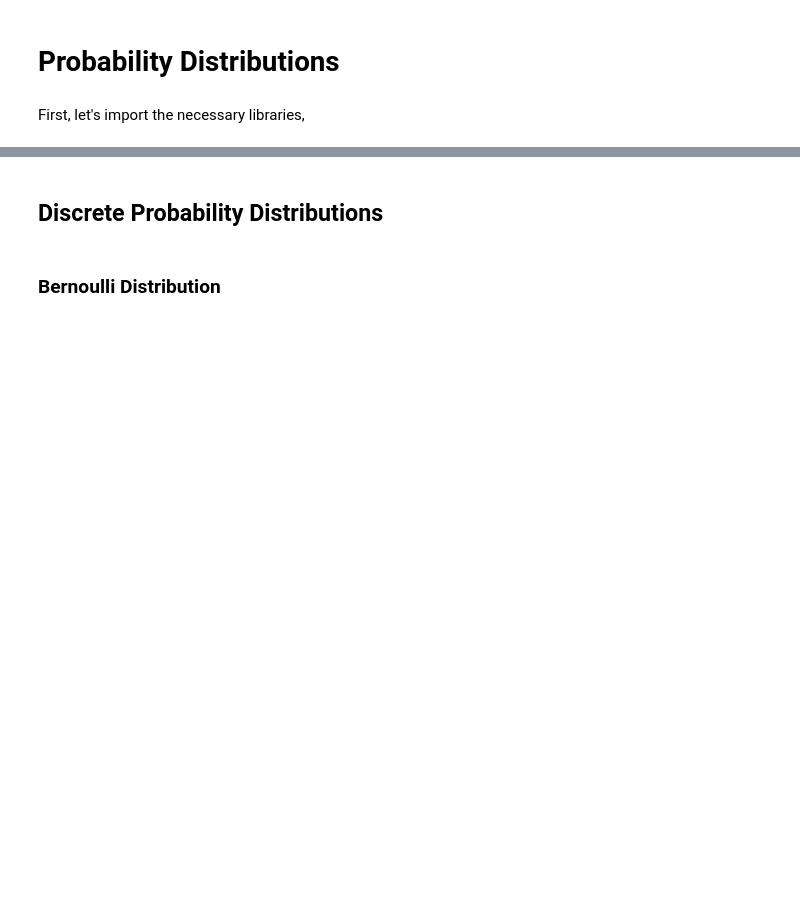
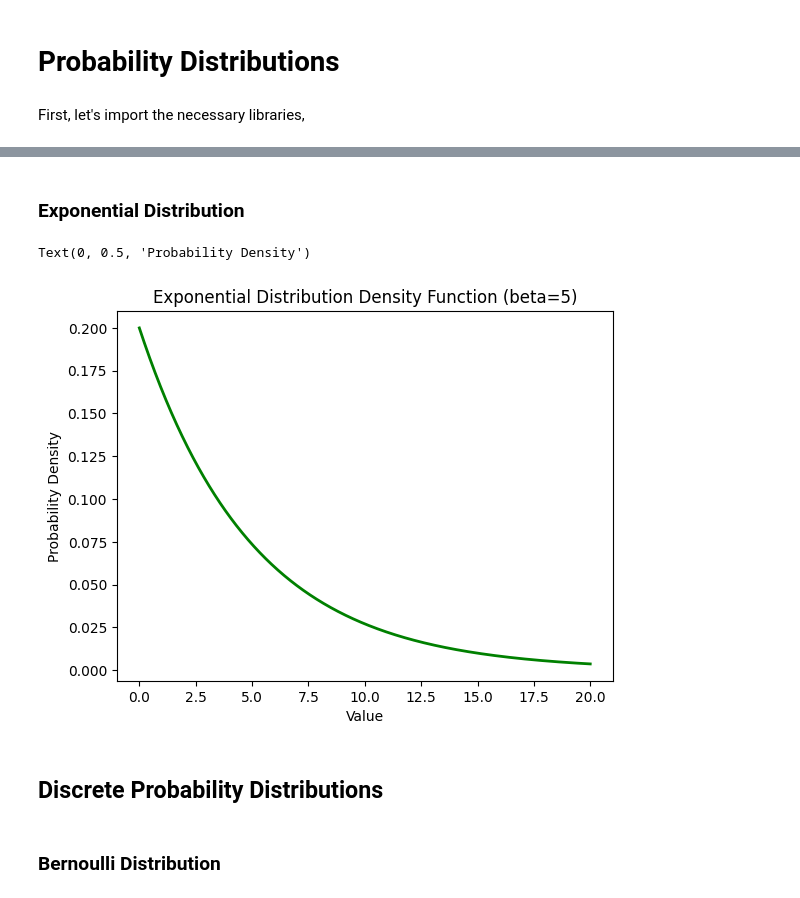
Before and after one commit to SharafatKarim/python-data-science-notebook, a Jupyter notebook: 05 - simulation modeling/05 - probability distributions.ipynb, the cells around one changed output, grey strips where cells are left out. Drawn from its saved outputs; the diff is of its cells as text; code cells hidden in the pictures; blank space fills up the shorter version.

```diff
--- a/05 - simulation modeling/05 - probability distributions.ipynb
+++ b/05 - simulation modeling/05 - probability distributions.ipynb
@@ -8,3 +46,18 @@ import matplotlib.pyplot as plt
+# %% [markdown]
+### Exponential Distribution
+# %%
+def exponential_distribution(x, beta):
+    return (1/beta) * math.exp(-(x/beta)) if x >= 0 else 0
+
+x_values = np.linspace(0, 20, 1000)
+density_values = [exponential_distribution(x, 5) for x in x_values]
+plt.plot(x_values, density_values, color='green', linewidth=2)
+plt.title('Exponential Distribution Density Function (beta=5)')
+plt.xlabel('Value')
+plt.ylabel('Probability Density')
+# %% [output]
+Text(0, 0.5, 'Probability Density')
+[figure, added]
 # %% [markdown]
 ## Discrete Probability Distributions
 # %% [markdown]
```
Also changed, not shown: parts of 16 cells of this notebook.
